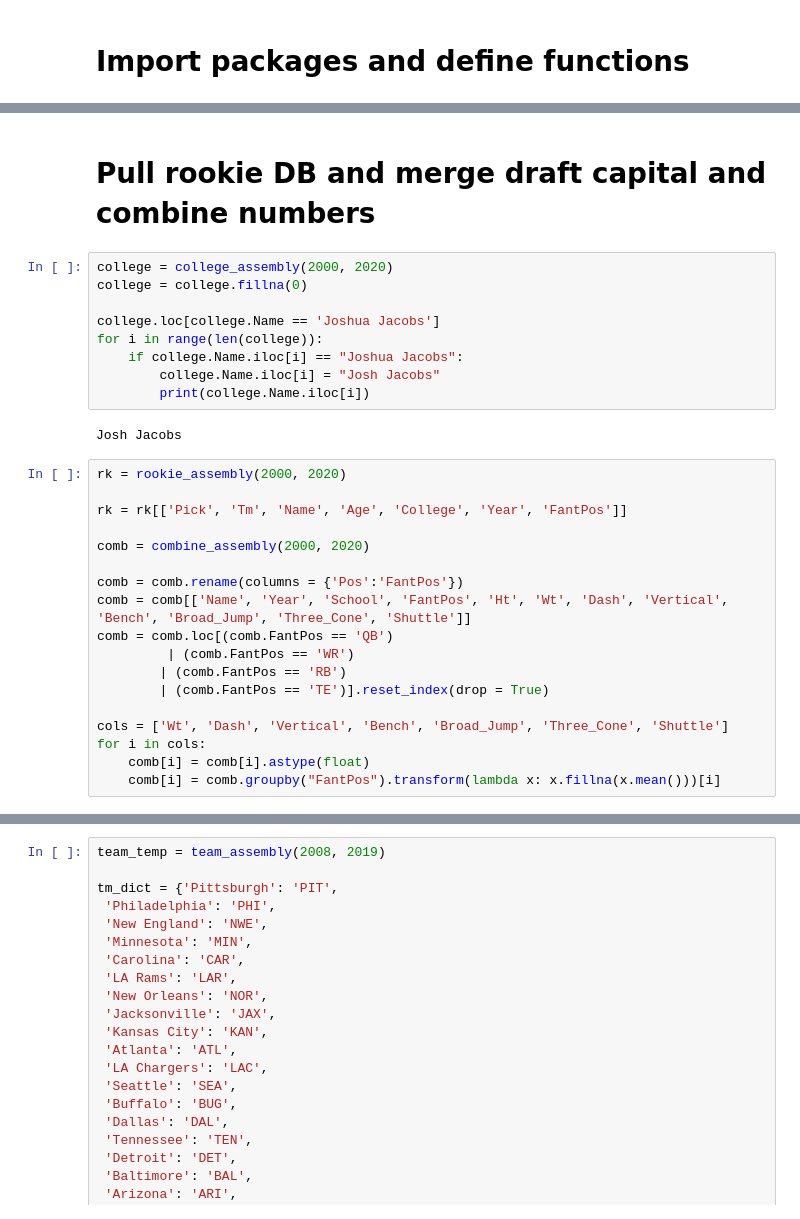
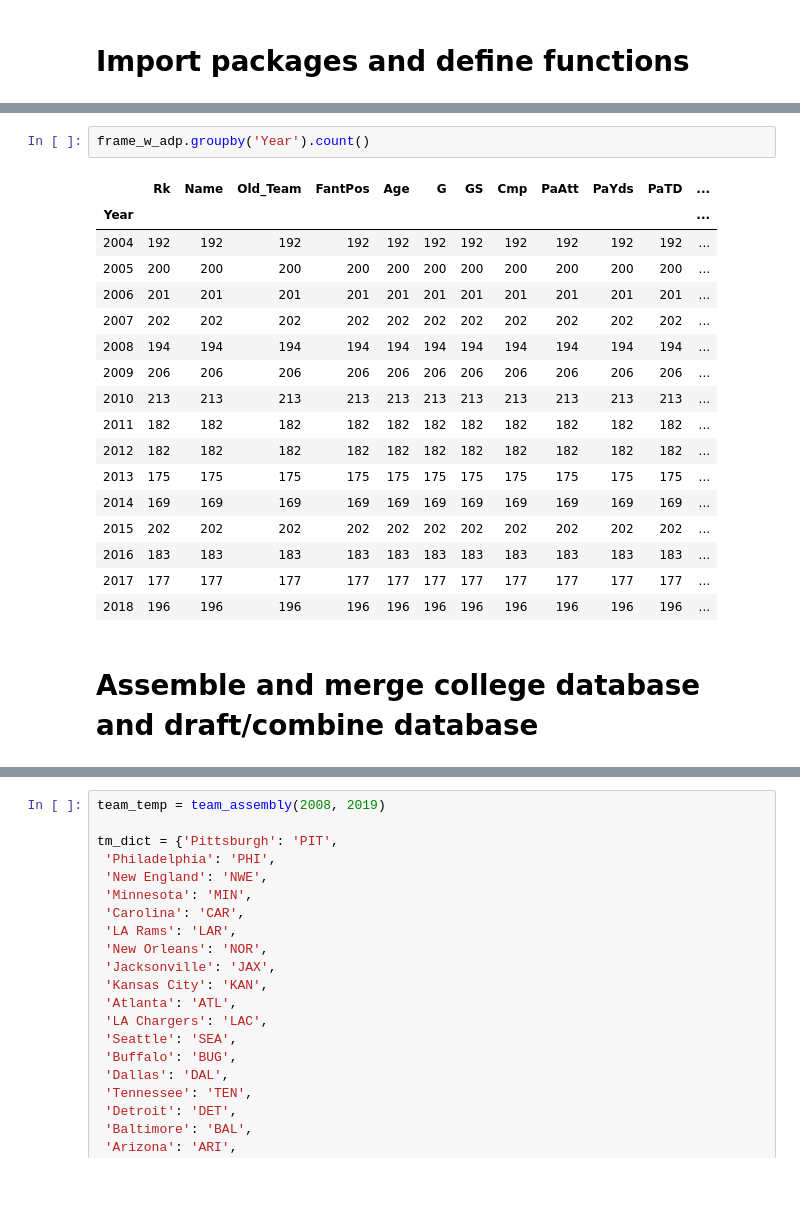
Before and after one commit to joshuacoven/fantasy_football_scraping, a Jupyter notebook: redraft_database_assembly.ipynb, the cells around one changed output, grey strips where cells are left out. Cells and saved outputs as stored; diff of their text form; blank space fills up the shorter version.

```diff
--- a/redraft_database_assembly.ipynb
+++ b/redraft_database_assembly.ipynb
@@ -146,31 +230,22 @@ frame_w_adp[['Name', 'Year', 'Overall', 'PPR', 'pts_next_year']].sort_values(['N
+# %%
+frame_w_adp.groupby('Year').count()
+# %% [output]
+|  | Rk | Name | Old_Team | FantPos | Age | G | GS | Cmp | PaAtt | PaYds | PaTD | ... |
+| Year |  |  |  |  |  |  |  |  |  |  |  | ... |
+| 2004 | 192 | 192 | 192 | 192 | 192 | 192 | 192 | 192 | 192 | 192 | 192 | ... |
+| 2005 | 200 | 200 | 200 | 200 | 200 | 200 | 200 | 200 | 200 | 200 | 200 | ... |
+| 2006 | 201 | 201 | 201 | 201 | 201 | 201 | 201 | 201 | 201 | 201 | 201 | ... |
+| 2007 | 202 | 202 | 202 | 202 | 202 | 202 | 202 | 202 | 202 | 202 | 202 | ... |
+| 2008 | 194 | 194 | 194 | 194 | 194 | 194 | 194 | 194 | 194 | 194 | 194 | ... |
+| 2009 | 206 | 206 | 206 | 206 | 206 | 206 | 206 | 206 | 206 | 206 | 206 | ... |
+| 2010 | 213 | 213 | 213 | 213 | 213 | 213 | 213 | 213 | 213 | 213 | 213 | ... |
+| 2011 | 182 | 182 | 182 | 182 | 182 | 182 | 182 | 182 | 182 | 182 | 182 | ... |
+| 2012 | 182 | 182 | 182 | 182 | 182 | 182 | 182 | 182 | 182 | 182 | 182 | ... |
+| 2013 | 175 | 175 | 175 | 175 | 175 | 175 | 175 | 175 | 175 | 175 | 175 | ... |
+| 2014 | 169 | 169 | 169 | 169 | 169 | 169 | 169 | 169 | 169 | 169 | 169 | ... |
+| 2015 | 202 | 202 | 202 | 202 | 202 | 202 | 202 | 202 | 202 | 202 | 202 | ... |
+| 2016 | 183 | 183 | 183 | 183 | 183 | 183 | 183 | 183 | 183 | 183 | 183 | ... |
+| 2017 | 177 | 177 | 177 | 177 | 177 | 177 | 177 | 177 | 177 | 177 | 177 | ... |
+| 2018 | 196 | 196 | 196 | 196 | 196 | 196 | 196 | 196 | 196 | 196 | 196 | ... |
 # %% [markdown]
-# Pull rookie DB and merge draft capital and combine numbers
+# Assemble and merge college database and draft/combine database
-# %%
-college = college_assembly(2000, 2020)
-college = college.fillna(0)
-
-college.loc[college.Name == 'Joshua Jacobs']
-for i in range(len(college)):
-    if college.Name.iloc[i] == "Joshua Jacobs":
-        college.Name.iloc[i] = "Josh Jacobs"
-        print(college.Name.iloc[i])
-# %% [output]
-Josh Jacobs
-# %%
-rk = rookie_assembly(2000, 2020)
-
-rk = rk[['Pick', 'Tm', 'Name', 'Age', 'College', 'Year', 'FantPos']]
-
-comb = combine_assembly(2000, 2020)
-
-comb = comb.rename(columns = {'Pos':'FantPos'})
-comb = comb[['Name', 'Year', 'School', 'FantPos', 'Ht', 'Wt', 'Dash', 'Vertical', 'Bench', 'Broad_Jump', 'Three_Cone', 'Shuttle']]
-comb = comb.loc[(comb.FantPos == 'QB')
-         | (comb.FantPos == 'WR')
-        | (comb.FantPos == 'RB')
-        | (comb.FantPos == 'TE')].reset_index(drop = True)
-
-cols = ['Wt', 'Dash', 'Vertical', 'Bench', 'Broad_Jump', 'Three_Cone', 'Shuttle']
-for i in cols:
-    comb[i] = comb[i].astype(float)
-    comb[i] = comb.groupby("FantPos").transform(lambda x: x.fillna(x.mean()))[i]
```
Also changed, not shown: parts of 20 cells of this notebook, 8 other files.
